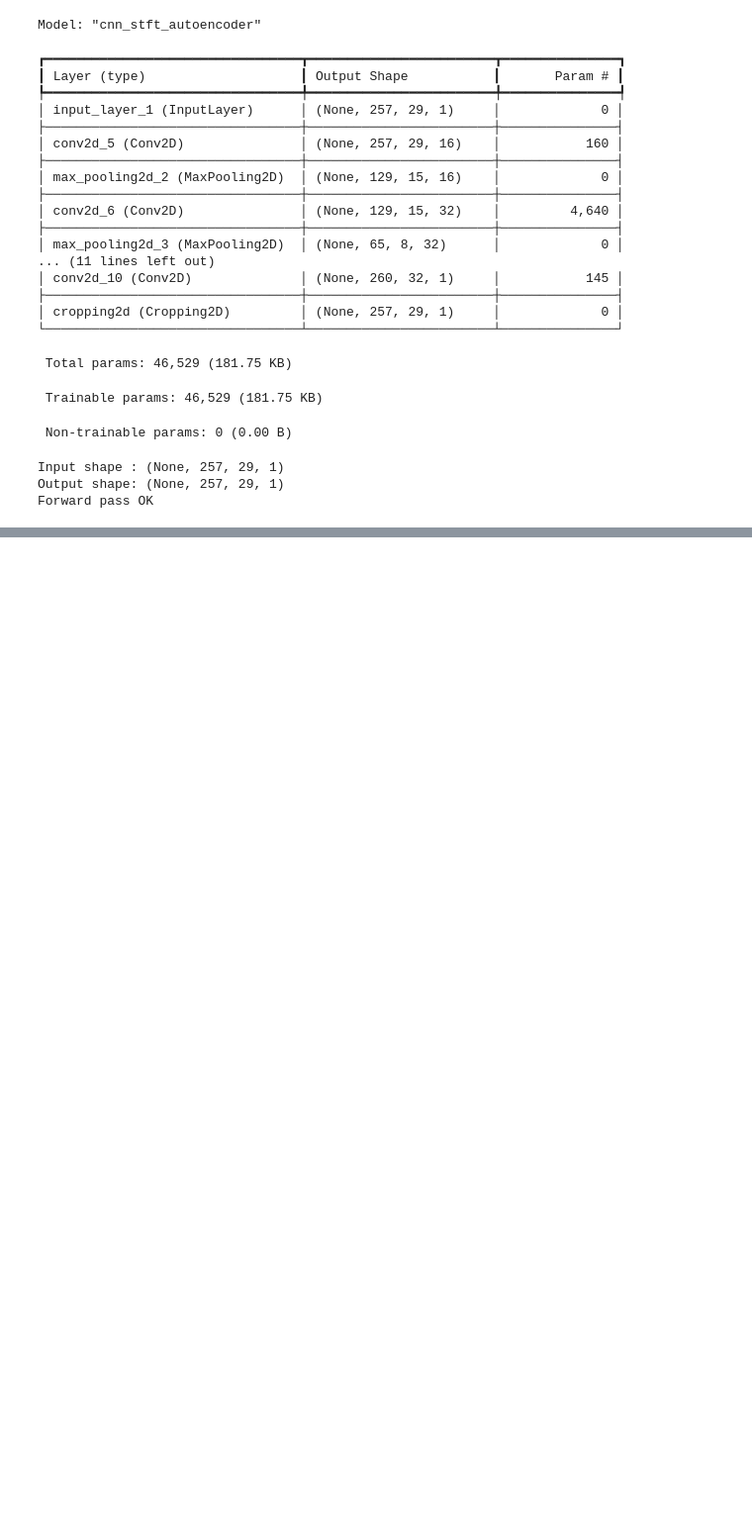
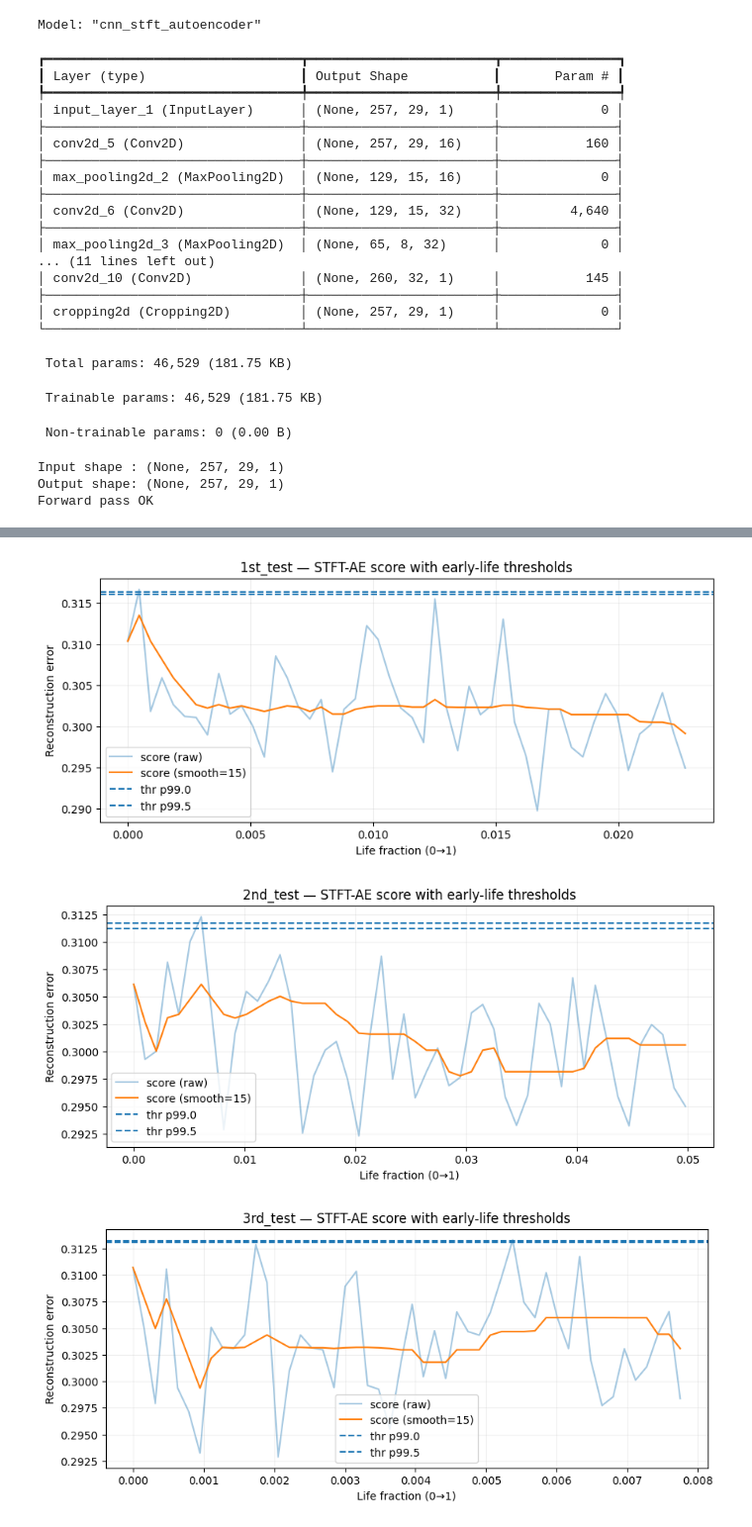
Before and after one commit to marioandrededeus/unsupervised-industrial-anomaly-detection, a Jupyter notebook: experiments/exp_b_ims_stft_autoencoder/notebooks/02_experiment_b_stft_autoencoder_ims.ipynb, the cells around one changed output, grey strips where cells are left out. Shown at 99% size. Cells and saved outputs as stored; diff of their text form; code cells hidden in the pictures; blank space fills up the shorter version.

```diff
--- a/experiments/exp_b_ims_stft_autoencoder/notebooks/02_experiment_b_stft_autoencoder_ims.ipynb
+++ b/experiments/exp_b_ims_stft_autoencoder/notebooks/02_experiment_b_stft_autoencoder_ims.ipynb
@@ -628,0 +725,32 @@ Epoch 15/40
+# %%
+def plot_run_with_thresholds(
+    snap_scores: pd.DataFrame,
+    thr_df: pd.DataFrame,
+    run_id: str,
+    smooth_window: int = 15
+):
+    g = snap_scores[snap_scores["run_id"] == run_id].sort_values("sort_key").copy()
+    g["score_smooth"] = g["snapshot_score"].rolling(smooth_window, min_periods=1).median()
+
+    plt.figure(figsize=(10, 4))
+    plt.plot(g["life_fraction"], g["snapshot_score"], label="score (raw)", alpha=0.4)
+    plt.plot(g["life_fraction"], g["score_smooth"], label=f"score (smooth={smooth_window})")
+
+    t = thr_df[thr_df["run_id"] == run_id]
+    for _, r in t.iterrows():
+        p_label = f"p{int(r['percentile']*1000)/10:.1f}"
+        plt.axhline(r["threshold"], linestyle="--", label=f"thr {p_label}")
+
+    plt.title(f"{run_id} — STFT-AE score with early-life thresholds")
+    plt.xlabel("Life fraction (0→1)")
+    plt.ylabel("Reconstruction error")
+    plt.grid(True, alpha=0.2)
+    plt.legend()
+    plt.show()
+
+for run in snap_scores["run_id"].unique():
+    plot_run_with_thresholds(snap_scores, thr_df, run_id=run, smooth_window=cfg.smooth_window)
+# %% [output]
+[figure, added]
+[figure, added]
+[figure, added]
```
Also changed, not shown: parts of 9 cells of this notebook.
